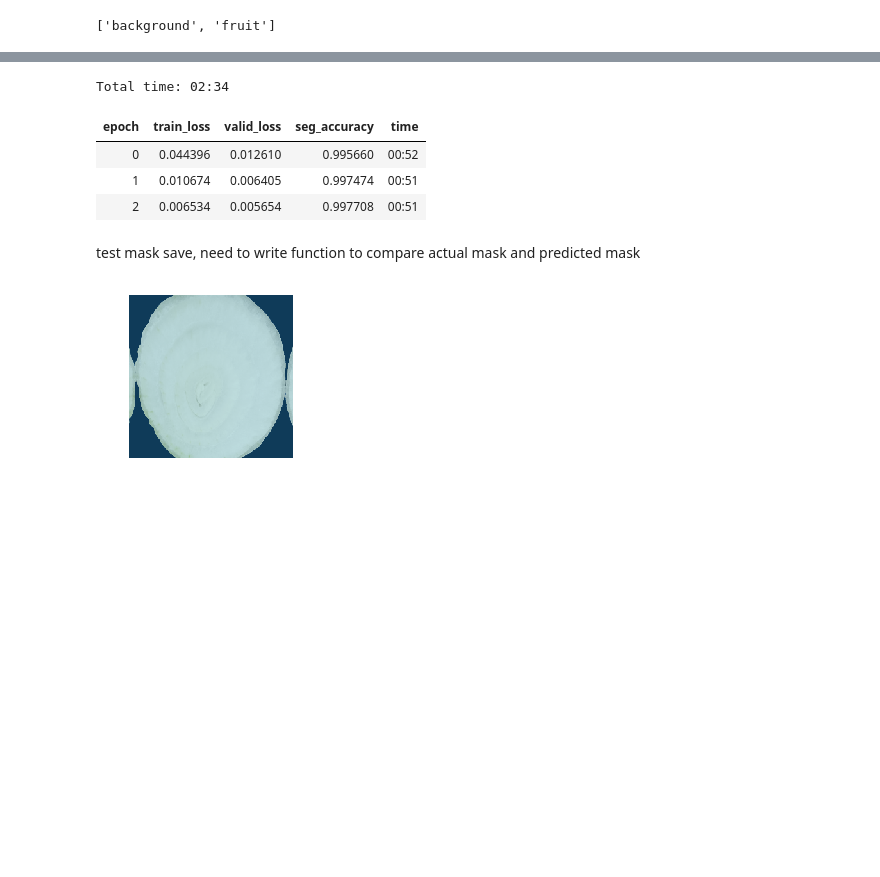
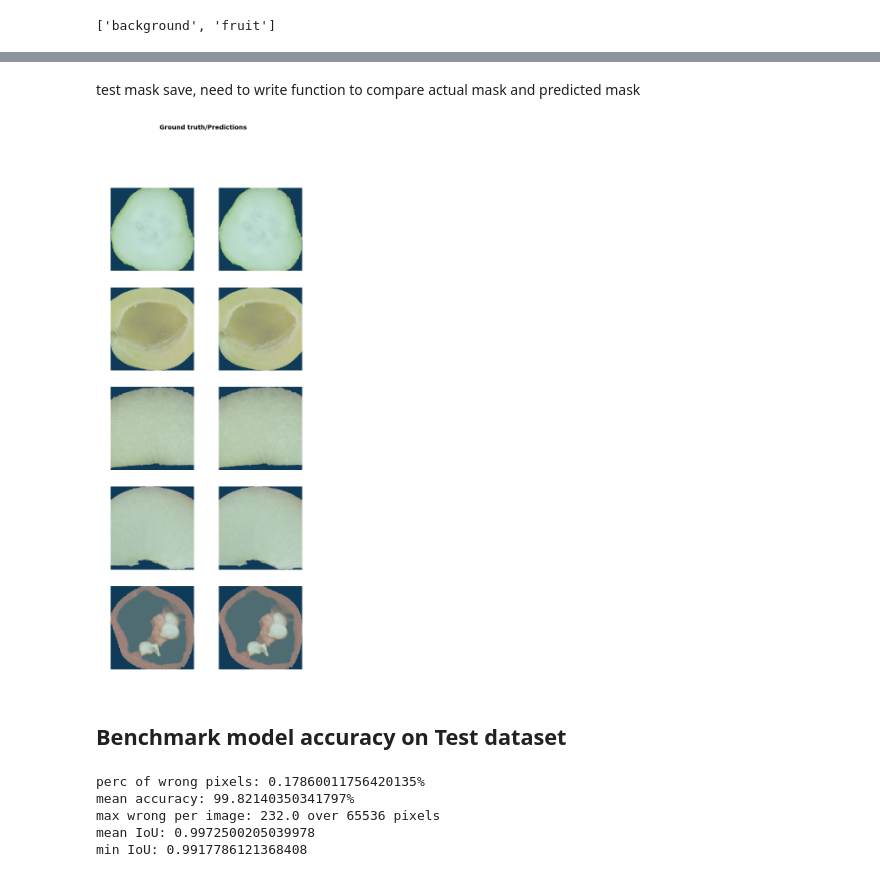
Before and after one commit to mone27/fruit-detection, a Jupyter notebook: Segmentation.ipynb, the cells around one changed output, grey strips where cells are left out. Saved outputs shown, nothing was run; the diff lists cells and outputs as text; code cells hidden in the pictures; blank space fills up the shorter version.

Commit message:
updated segmentation

```diff
--- a/Segmentation.ipynb
+++ b/Segmentation.ipynb
@@ -69,25 +69,13 @@ LR Finder is complete, type {learner_name}.recorder.plot() to see the graph.
-# %%
-learn.fit_one_cycle(3, 1e-4)
-# %% [output]
-Total time: 02:34
-| epoch | train_loss | valid_loss | seg_accuracy | time |
-| 0 | 0.044396 | 0.012610 | 0.995660 | 00:52 |
-| 1 | 0.010674 | 0.006405 | 0.997474 | 00:51 |
-| 2 | 0.006534 | 0.005654 | 0.997708 | 00:51 |
+# %%
+learn.fit_one_cycle(10, 5e-5)
 # %%
-learn.save('stage-1-256-small_images-3-epoch')
+#learn.save('stage-1-256-small_images-3-epoch')
+learn = learn.load("test1-10epoch-256")
 # %% [markdown]
 test mask save, need to write function to compare actual mask and predicted mask
-# %%
-img = data.train_ds[80][0]
-path_img = Path('dataset_segmentation_small/images/train/Albicocca_5.png')
-#img = open_image(path_img)
-pred_mask = learn.predict(img)[0]
-# pred_mask_data = pred_mask.data * 255 #to convert back after div=True
-# actl_mask = open_mask(path_img).resize(size)
-# np.count_nonzero(pred_mask==actl_mask)
-
-pred_mask.save('mask_test.png')
-img.show(y=pred_mask)
-# %% [output]
-[figure, removed]
+# %%
+learn.show_results()
+# %% [output]
+[figure, added]
+# %% [markdown]
+## Benchmark model accuracy on Test dataset
@@ -93,0 +122,8 @@ img.show(y=pred_mask)
+# %%
+seg_bench_test()
+# %% [output]
+perc of wrong pixels: 0.17860011756420135%
+mean accuracy: 99.82140350341797%
+max wrong per image: 232.0 over 65536 pixels
+mean IoU: 0.9972500205039978
+min IoU: 0.9917786121368408
```
Also changed, not shown: parts of 14 cells of this notebook, 1 other file.
